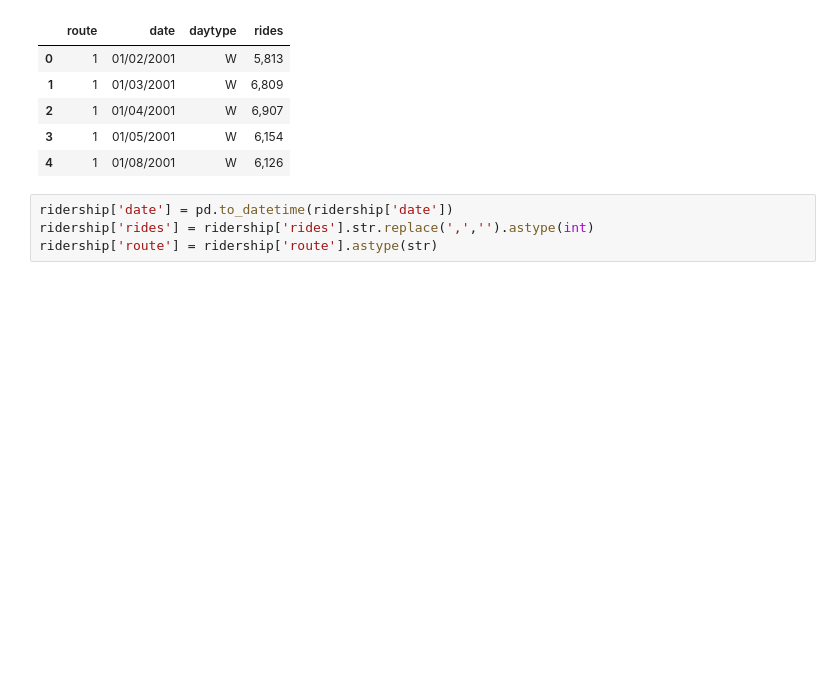
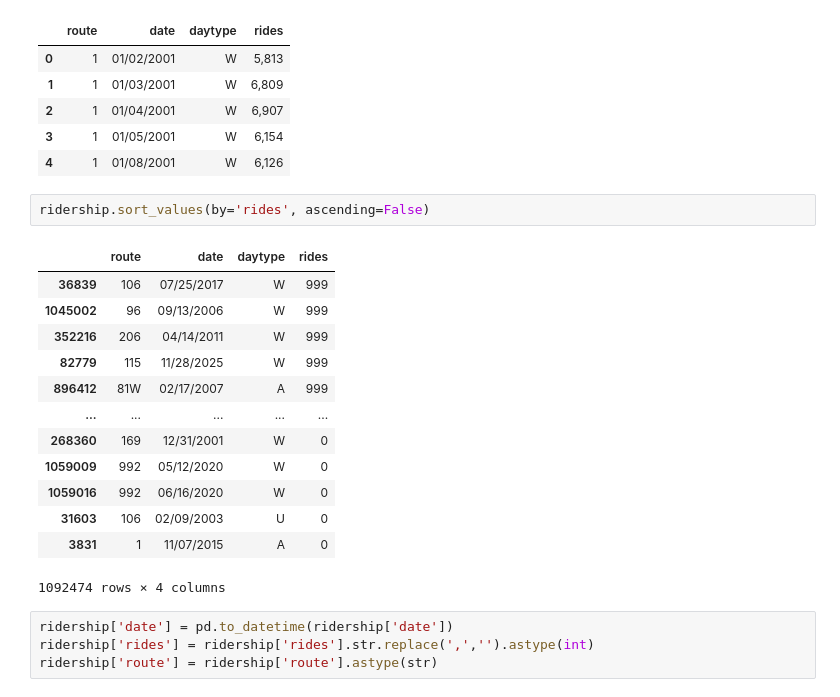
Before and after one commit to liv-fing/CTABusTrust, a Jupyter notebook: ridership_analysis.ipynb, the cells around one changed output. Cells and saved outputs as stored; diff of their text form; blank space fills up the shorter version.

```diff
--- a/ridership_analysis.ipynb
+++ b/ridership_analysis.ipynb
@@ -24,6 +24,22 @@ ridership.head()
 | 2 | 1 | 01/04/2001 | W | 6,907 |
 | 3 | 1 | 01/05/2001 | W | 6,154 |
 | 4 | 1 | 01/08/2001 | W | 6,126 |
+# %%
+ridership.sort_values(by='rides', ascending=False)
+# %% [output]
+|  | route | date | daytype | rides |
+| 36839 | 106 | 07/25/2017 | W | 999 |
+| 1045002 | 96 | 09/13/2006 | W | 999 |
+| 352216 | 206 | 04/14/2011 | W | 999 |
+| 82779 | 115 | 11/28/2025 | W | 999 |
+| 896412 | 81W | 02/17/2007 | A | 999 |
+| ... | ... | ... | ... | ... |
+| 268360 | 169 | 12/31/2001 | W | 0 |
+| 1059009 | 992 | 05/12/2020 | W | 0 |
+| 1059016 | 992 | 06/16/2020 | W | 0 |
+| 31603 | 106 | 02/09/2003 | U | 0 |
+| 3831 | 1 | 11/07/2015 | A | 0 |
+1092474 rows × 4 columns
 # %%
 ridership['date'] = pd.to_datetime(ridership['date'])
 ridership['rides'] = ridership['rides'].str.replace(',','').astype(int)
```
Also changed, not shown: 31 other files.
